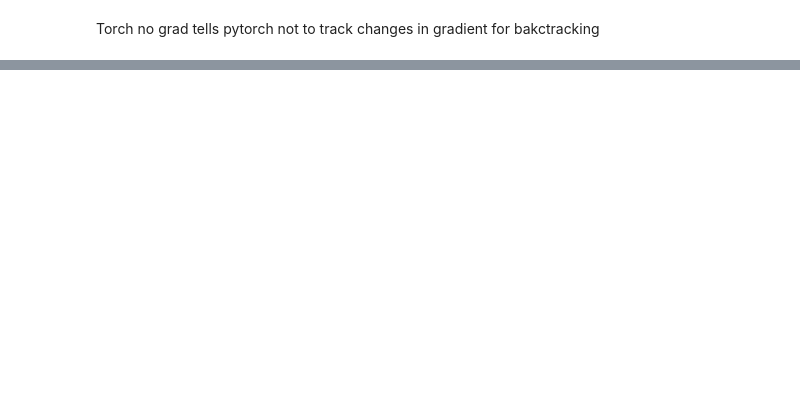
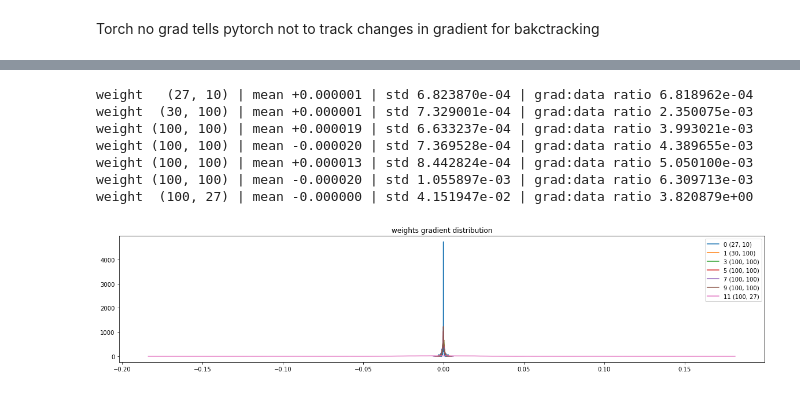
Before and after one commit to orb-277/AndrejKarpathy, a Jupyter notebook: makemore/makemore3.ipynb, the cells around one changed output, grey strips where cells are left out. Saved outputs shown, nothing was run; the diff lists cells and outputs as text; code cells hidden in the pictures; blank space fills up the shorter version.

```diff
--- a/makemore/makemore3.ipynb
+++ b/makemore/makemore3.ipynb
@@ -200,0 +440,25 @@ NameError: name 'b1' is not defined
+# %%
+# AFTER_DEBUG: would take out obviously to run full optimization
+
+
+# visualize histograms
+plt.figure(figsize=(20, 4)) # width and height of the plot
+legends = []
+for i,p in enumerate(parameters):
+  t = p.grad
+  if p.ndim == 2:
+    print('weight %10s | mean %+f | std %e | grad:data ratio %e' % (tuple(p.shape), t.mean(), t.std(), t.std() / p.std()))
+    hy, hx = torch.histogram(t, density=True)
+    plt.plot(hx[:-1].detach(), hy.detach())
+    legends.append(f'{i} {tuple(p.shape)}')
+plt.legend(legends)
+plt.title('weights gradient distribution');
+# %% [output]
+weight   (27, 10) | mean +0.000001 | std 6.823870e-04 | grad:data ratio 6.818962e-04
+weight  (30, 100) | mean +0.000001 | std 7.329001e-04 | grad:data ratio 2.350075e-03
+weight (100, 100) | mean +0.000019 | std 6.633237e-04 | grad:data ratio 3.993021e-03
+weight (100, 100) | mean -0.000020 | std 7.369528e-04 | grad:data ratio 4.389655e-03
+weight (100, 100) | mean +0.000013 | std 8.442824e-04 | grad:data ratio 5.050100e-03
+weight (100, 100) | mean -0.000020 | std 1.055897e-03 | grad:data ratio 6.309713e-03
+weight  (100, 27) | mean -0.000000 | std 4.151947e-02 | grad:data ratio 3.820879e+00
+[figure, added]
```
Also changed, not shown: parts of 9 cells of this notebook.
